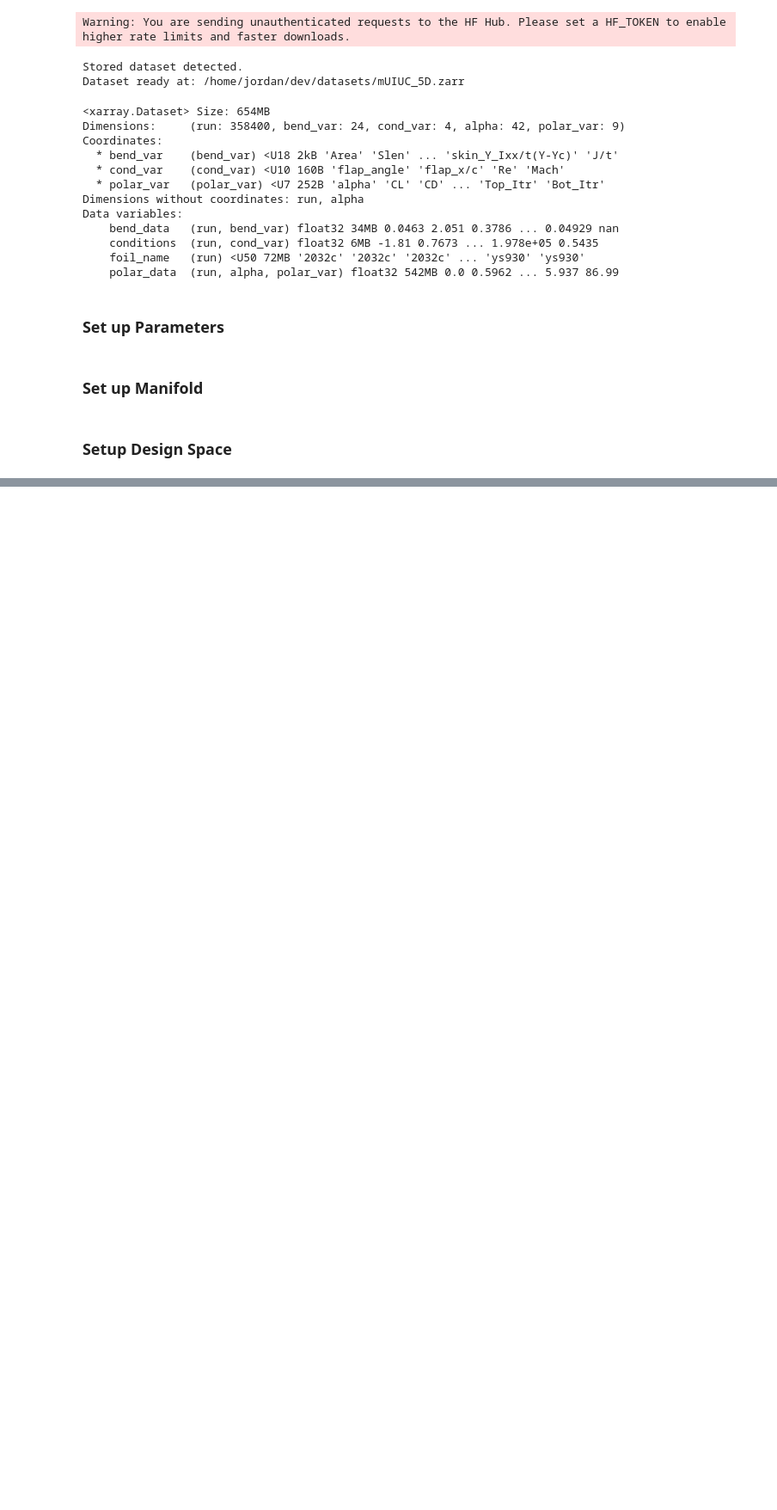
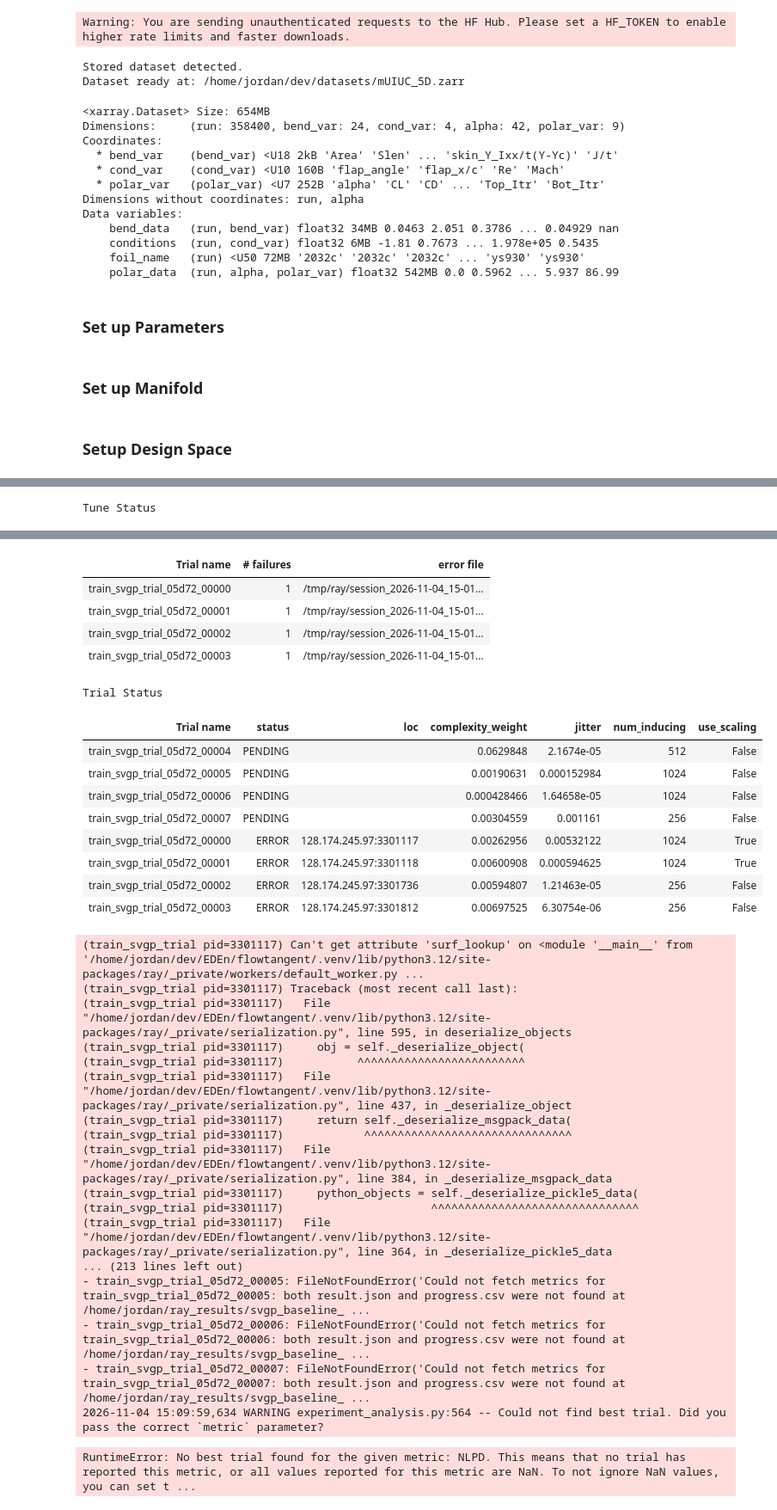
Before and after one commit to eden-uiuc/flowtangent, a Jupyter notebook: exp/XFOIL/data_loading.ipynb, the cells around one changed output, grey strips where cells are left out. Shown at 86% size. Saved outputs shown, nothing was run; the diff lists cells and outputs as text; code cells hidden in the pictures; blank space fills up the shorter version.

Commit message:
Ray Hyperparameter Sweep

```diff
--- a/exp/XFOIL/data_loading.ipynb
+++ b/exp/XFOIL/data_loading.ipynb
@@ -139,11 +139,11 @@ surr = SVGPSurrogate(
     input_dim=21,
     output_dim=3,
     kernel=krnl,
-    num_inducing=256,
+    num_inducing=1024,
     complexity_weight=beta,
     jitter=1e-5,
-    # scale_mean=mu_scl,
-    # scale_std=sig_scl
+    scale_mean=mu_scl,
+    scale_std=sig_scl
 )
 
 airspace = ActiveSpace(
@@ -153,4 +153,4 @@ airspace = ActiveSpace(
     parameters=theta,
 )
 # %%
-airspace = airspace.fit_models(batch_size=batch_size, surrogate_epochs=1)
+airspace = airspace.fit_models(batch_size=batch_size, surrogate_epochs=5)
@@ -326,16 +328,5 @@ test_x = jax.vmap(airspace.manifold.encode)(raw_x)
 
 # 5. Generate matrices
 preds, metrics, z_scores, errors = generate_diagnostics(airspace, test_x, test_y)
-# %%
-ZDL = iter(ft.utils.data.DataLoader(airspace.dataset, batch_size=8192, shuffle=True))
-# test_x, test_y = next(ZDL)
-# preds, metrics, z_scores, errors = generate_diagnostics(airspace, test_x, test_y)
 # %%
 plot_error_matrices(errors)
-# %%
-metrics = ["CL", "CD", "CM"]
-
-for i, e in enumerate(evals):
-    print(f"CL: Pred - {e.means[0]:.3f} ({e.variances[0]:.3f}); Target: [{XFD[i]["CL"]:.3f}]({(e.means[0]- XFD[i]["CL"])/XFD[i]["CL"] * 100 :.2f}%, {(e.means[0]- XFD[i]["CL"])/XFD[i]["CL"]/e.variances[0]:.2f})")
-    print(f"CD: Pred - {e.means[1]:.3f} ({e.variances[1]:.3f}); Target: [{XFD[i]["CD"]:.3f}]({(e.means[1]- XFD[i]["CD"])/XFD[i]["CD"] * 100 :.2f}%, {(e.means[1]- XFD[i]["CD"])/XFD[i]["CD"]/e.variances[1]:.2f})")
-    print(f"CM: Pred - {e.means[2]:.3f} ({e.variances[2]:.3f}); Target: [{XFD[i]["CM"]:.3f}]({(e.means[2]- XFD[i]["CM"])/XFD[i]["CM"] * 100 :.2f}%, {(e.means[2]- XFD[i]["CM"])/XFD[i]["CM"]/e.variances[2]:.2f})\n")
@@ -392,0 +467,4 @@ Array(0.03270292, dtype=float64)
+# %%
+run_hyperparameter_sweep()
+# %% [output]
+Tune Status
@@ -392,0 +480,33 @@ Array(0.03270292, dtype=float64)
+| Trial name | # failures | error file |
+| train_svgp_trial_05d72_00000 | 1 | /tmp/ray/session_2026-11-04_15-01... |
+| train_svgp_trial_05d72_00001 | 1 | /tmp/ray/session_2026-11-04_15-01... |
+| train_svgp_trial_05d72_00002 | 1 | /tmp/ray/session_2026-11-04_15-01... |
+| train_svgp_trial_05d72_00003 | 1 | /tmp/ray/session_2026-11-04_15-01... |
+Trial Status
+| Trial name | status | loc | complexity_weight | jitter | num_inducing | use_scaling |
+| train_svgp_trial_05d72_00004 | PENDING |  | 0.0629848 | 2.1674e-05 | 512 | False |
+| train_svgp_trial_05d72_00005 | PENDING |  | 0.00190631 | 0.000152984 | 1024 | False |
+| train_svgp_trial_05d72_00006 | PENDING |  | 0.000428466 | 1.64658e-05 | 1024 | False |
+| train_svgp_trial_05d72_00007 | PENDING |  | 0.00304559 | 0.001161 | 256 | False |
+| train_svgp_trial_05d72_00000 | ERROR | 128.174.245.97:3301117 | 0.00262956 | 0.00532122 | 1024 | True |
+| train_svgp_trial_05d72_00001 | ERROR | 128.174.245.97:3301118 | 0.00600908 | 0.000594625 | 1024 | True |
+| train_svgp_trial_05d72_00002 | ERROR | 128.174.245.97:3301736 | 0.00594807 | 1.21463e-05 | 256 | False |
+| train_svgp_trial_05d72_00003 | ERROR | 128.174.245.97:3301812 | 0.00697525 | 6.30754e-06 | 256 | False |
+(train_svgp_trial pid=3301117) Can't get attribute 'surf_lookup' on <module '__main__' from '/home/jordan/dev/EDEn/flowtangent/.venv/lib/python3.12/site-packages/ray/_private/workers/default_worker.py ...
+(train_svgp_trial pid=3301117) Traceback (most recent call last):
+(train_svgp_trial pid=3301117)   File "/home/jordan/dev/EDEn/flowtangent/.venv/lib/python3.12/site-packages/ray/_private/serialization.py", line 595, in deserialize_objects
+(train_svgp_trial pid=3301117)     obj = self._deserialize_object(
+(train_svgp_trial pid=3301117)           ^^^^^^^^^^^^^^^^^^^^^^^^^
+(train_svgp_trial pid=3301117)   File "/home/jordan/dev/EDEn/flowtangent/.venv/lib/python3.12/site-packages/ray/_private/serialization.py", line 437, in _deserialize_object
+(train_svgp_trial pid=3301117)     return self._deserialize_msgpack_data(
+(train_svgp_trial pid=3301117)            ^^^^^^^^^^^^^^^^^^^^^^^^^^^^^^^
+(train_svgp_trial pid=3301117)   File "/home/jordan/dev/EDEn/flowtangent/.venv/lib/python3.12/site-packages/ray/_private/serialization.py", line 384, in _deserialize_msgpack_data
+(train_svgp_trial pid=3301117)     python_objects = self._deserialize_pickle5_data(
+(train_svgp_trial pid=3301117)                      ^^^^^^^^^^^^^^^^^^^^^^^^^^^^^^^
+(train_svgp_trial pid=3301117)   File "/home/jordan/dev/EDEn/flowtangent/.venv/lib/python3.12/site-packages/ray/_private/serialization.py", line 364, in _deserialize_pickle5_data
+... (213 lines left out)
+- train_svgp_trial_05d72_00005: FileNotFoundError('Could not fetch metrics for train_svgp_trial_05d72_00005: both result.json and progress.csv were not found at /home/jordan/ray_results/svgp_baseline_ ...
+- train_svgp_trial_05d72_00006: FileNotFoundError('Could not fetch metrics for train_svgp_trial_05d72_00006: both result.json and progress.csv were not found at /home/jordan/ray_results/svgp_baseline_ ...
+- train_svgp_trial_05d72_00007: FileNotFoundError('Could not fetch metrics for train_svgp_trial_05d72_00007: both result.json and progress.csv were not found at /home/jordan/ray_results/svgp_baseline_ ...
+2026-11-04 15:09:59,634 WARNING experiment_analysis.py:564 -- Could not find best trial. Did you pass the correct `metric` parameter?
+RuntimeError: No best trial found for the given metric: NLPD. This means that no trial has reported this metric, or all values reported for this metric are NaN. To not ignore NaN values, you can set t ...
```
Also changed, not shown: parts of 12 cells of this notebook, 3 other files.
